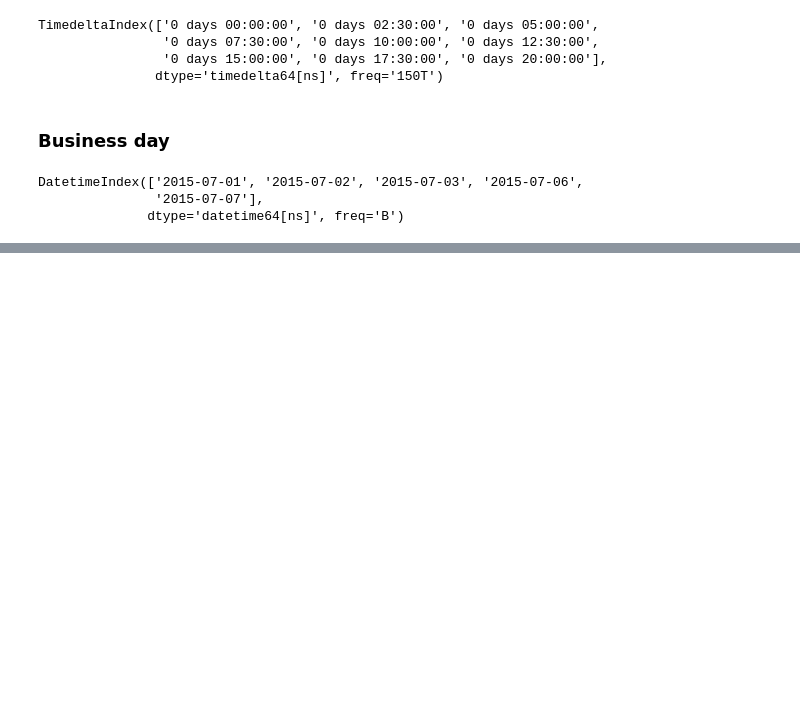
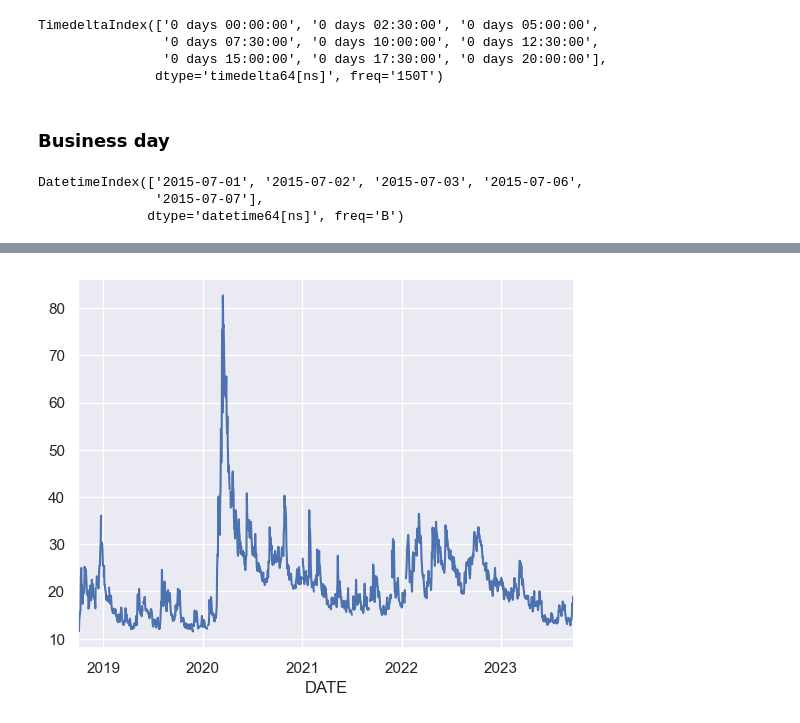
Before and after one commit to zzuse/coderunner, a Jupyter notebook: pandas/11.TimeSeries.ipynb, the cells around one changed output, grey strips where cells are left out. Drawn from its saved outputs; the diff is of its cells as text; code cells hidden in the pictures; blank space fills up the shorter version.

```diff
--- a/pandas/11.TimeSeries.ipynb
+++ b/pandas/11.TimeSeries.ipynb
@@ -152,7 +152,6 @@ DatetimeIndex(['2015-07-01', '2015-07-02', '2015-07-03', '2015-07-06',
 # %%
 from pandas_datareader import data
 
-goog = data.DataReader('GOOG', start='2004', end='2016',
-                       data_source='google')
-goog.head()
+vix = data.DataReader("VIXCLS", "fred")
+vix.head()
 # %% [output]
@@ -159,0 +165,2 @@ NotImplementedError: data_source='google' is not implemented
+# %%
+vix=vix['VIXCLS']
@@ -159,0 +187,4 @@ NotImplementedError: data_source='google' is not implemented
+# %%
+vix.plot();
+# %% [output]
+[figure, added]
```
Also changed, not shown: parts of 22 cells of this notebook, 1 other file.
